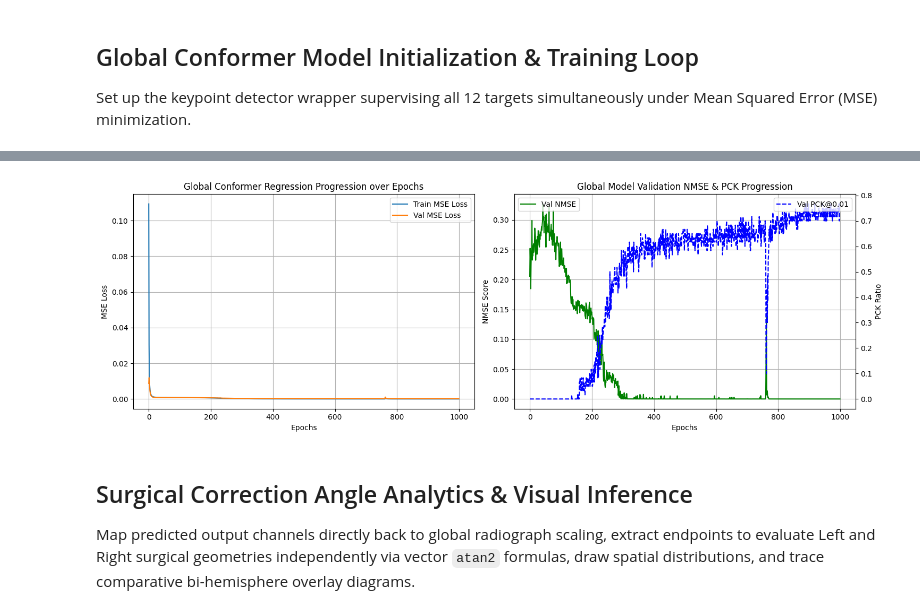
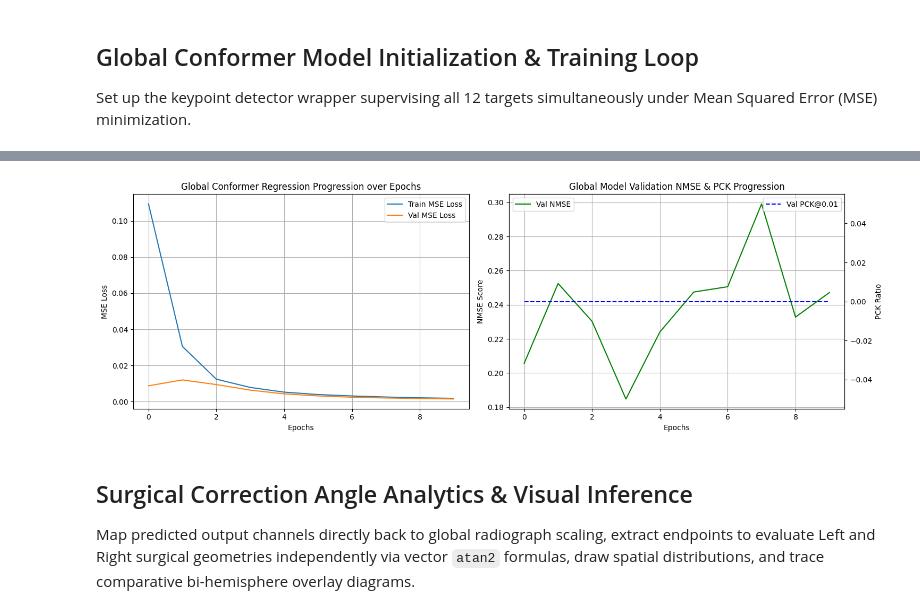
Before and after one commit to nearlyphd/conformer-hto, a Jupyter notebook: notebooks/hto_correction_angles_global.ipynb, the cells around one changed output, grey strips where cells are left out. Drawn from its saved outputs; the diff is of its cells as text; code cells hidden in the pictures.

```diff
--- a/notebooks/hto_correction_angles_global.ipynb
+++ b/notebooks/hto_correction_angles_global.ipynb
@@ -36,24 +36,28 @@ SEED = 42
 TARGET_SIZE = 512
 HEATMAP_SCALE = 0.25
 SIGMA = 2.0
-KP_EPOCHS = 1_000
+KP_EPOCHS = 10
 BATCH_SIZE = 4
 LEARNING_RATE = 1e-4
+
+# Model settings
+MODEL_VARIANT = "tiny"          # options: "tiny", "small_p16", "small_p32", "base"
+CHECKPOINT_PATH = "best_model_global.pt"
 
 device = torch.device("cuda" if torch.cuda.is_available() else "cpu")
 print(f"Hardware device registered: {device}")
 
 # Map out dense multi-hemisphere keypoints
 GLOBAL_KEYPOINT_NAMES = [
-    "femur_head_l", "knee_inner_l", "ost_point_l", "knee_outer_l", "ankle_inner_l", "ankle_outer_l",
-    "femur_head_r", "knee_inner_r", "ost_point_r", "knee_outer_r", "ankle_inner_r", "ankle_outer_r"
+    "femur_head_lh", "knee_inner_lh", "ost_point_lh", "knee_outer_lh", "ankle_inner_lh", "ankle_outer_lh",
+    "femur_head_rh", "knee_inner_rh", "ost_point_rh", "knee_outer_rh", "ankle_inner_rh", "ankle_outer_rh"
 ]
 
 LANDMARK_COLORS = {
-    "femur_head_l": "darkgreen", "knee_inner_l": "darkblue", "ost_point_l": "darkred", "knee_outer_l": "darkviolet", "ankle_inner_l": "darkorange", "ankle_outer_l": "teal",
-    "fujisawa_l": "gold", "ankle_c_l": "navy", "target_at_ankle_l": "magenta",
-    "femur_head_r": "lightgreen", "knee_inner_r": "lightblue", "ost_point_r": "lightcoral", "knee_outer_r": "plum", "ankle_inner_r": "sandybrown", "ankle_outer_r": "paleturquoise",
-    "fujisawa_r": "khaki", "ankle_c_r": "slategray", "target_at_ankle_r": "violet"
+    "femur_head_lh": "darkgreen", "knee_inner_lh": "darkblue", "ost_point_lh": "darkred", "knee_outer_lh": "darkviolet", "ankle_inner_lh": "darkorange", "ankle_outer_lh": "teal",
+    "fujisawa_lh": "gold", "ankle_c_lh": "navy", "target_at_ankle_lh": "magenta",
+    "femur_head_rh": "lightgreen", "knee_inner_rh": "lightblue", "ost_point_rh": "lightcoral", "knee_outer_rh": "plum", "ankle_inner_rh": "sandybrown", "ankle_outer_rh": "paleturquoise",
+    "fujisawa_rh": "khaki", "ankle_c_rh": "slategray", "target_at_ankle_rh": "violet"
 }
 
 def set_seed(seed=42):
@@ -232,8 +236,15 @@ Global datasets staged successfully: 43 Train, 5 Validation, 6 Test samples.
 Set up the keypoint detector wrapper supervising all 12 targets simultaneously under Mean Squared Error (MSE) minimization.
 # %%
 criterion = nn.MSELoss()
-model_global = Conformer_tiny_patch16_keypoint(num_keypoints=12).to(device)
+_model_map = {
+    "tiny": Conformer_tiny_patch16_keypoint,
+    "small_p16": Conformer_small_patch16_keypoint,
+    "small_p32": Conformer_small_patch32_keypoint,
+    "base": Conformer_base_patch16_keypoint,
+}
+model_global = _model_map[MODEL_VARIANT](num_keypoints=12).to(device)
 optimizer_global = optim.AdamW(model_global.parameters(), lr=LEARNING_RATE)
+scheduler_global = torch.optim.lr_scheduler.CosineAnnealingLR(optimizer_global, T_max=KP_EPOCHS)
 
 def calculate_pck(preds, gts, threshold=0.05, normalize_by=512):
     """Computes Percentage of Correct Keypoints (PCK) over active global target points."""
@@ -255,6 +266,7 @@ def calculate_nmse(preds, gts, normalize_by=512):
 
 def train_global_routine(model, t_loader, v_loader, opt, crit, epochs, dev):
     t_losses, v_losses, v_nmses, v_pcks = [], [], [], []
+    best_val_loss = float('inf')
     for e in range(epochs):
         model.train()
         e_loss = 0.0
@@ -264,7 +276,9 @@ def train_global_routine(model, t_loader, v_loader, opt, crit, epochs, dev):
             pred_hms = model(imgs)
             loss = crit(pred_hms, target_hms)
             loss.backward()
+            torch.nn.utils.clip_grad_norm_(model.parameters(), max_norm=1.0)
             opt.step()
+            scheduler.step()
             e_loss += loss.item()
         t_l = e_loss / len(t_loader)
         t_losses.append(t_l)
@@ -284,21 +298,28 @@ def train_global_routine(model, t_loader, v_loader, opt, crit, epochs, dev):
 
         v_l = v_loss / len(v_loader)
         v_losses.append(v_l)
+        if v_l < best_val_loss:
+            best_val_loss = v_l
+            torch.save(model.state_dict(), CHECKPOINT_PATH)
 
         preds_cat = torch.cat(epoch_preds, dim=0)
         gts_cat = torch.cat(epoch_gts, dim=0)
 
         nmse_val = calculate_nmse(preds_cat, gts_cat, normalize_by=TARGET_SIZE)
-        pck_val = calculate_pck(preds_cat, gts_cat, threshold=0.01, normalize_by=TARGET_SIZE)
+        pck_vals = {t: calculate_pck(preds_cat, gts_cat, threshold=t, normalize_by=TARGET_SIZE)
+            for t in [0.005, 0.01, 0.02, 0.05]}
+        pck_val = pck_vals[0.01]
 
         v_nmses.append(nmse_val)
         v_pcks.append(pck_val)
 
-        print(f"Epoch {e+1}/{epochs} | Global Train Loss: {t_l:.6f} | Global Val Loss: {v_l:.6f} | NMSE: {nmse_val:.6f} | PCK@0.01: {pck_val*100:.2f}%")
+        print(f"Epoch {e+1}/{epochs} | Train: {t_l:.6f} | Val: {v_l:.6f} | NMSE: {nmse_val:.6f} | PCK@0.005: {pck_vals[0.005]*100:.1f}% | PCK@0.01: {pck_vals[0.01]*100:.1f}% | PCK@0.02: {pck_vals[0.02]*100:.1f}% | PCK@0.05: {pck_vals[0.05]*100:.1f}%")
     return t_losses, v_losses, v_nmses, v_pcks
 
 if 'train_loader' in locals():
     train_losses, val_losses, val_nmses, val_pcks = train_global_routine(model_global, train_loader, val_loader, optimizer_global, criterion, KP_EPOCHS, device)
+    model_global.load_state_dict(torch.load(CHECKPOINT_PATH))
+    print(f"Loaded best checkpoint from {CHECKPOINT_PATH}")
 
     fig, (ax1, ax2) = plt.subplots(1, 2, figsize=(15, 5))
     ax1.plot(train_losses, label="Train MSE Loss")
@@ -339,4 +353,4 @@ Epoch 1000/1000 | Global Train Loss: 0.000006 | Global Val Loss: 0.000162 | NMSE
-[figure, old version]
+[figure, new version]
 # %% [markdown]
 ## Surgical Correction Angle Analytics & Visual Inference
 
```
Also changed, not shown: parts of 2 cells of this notebook.
